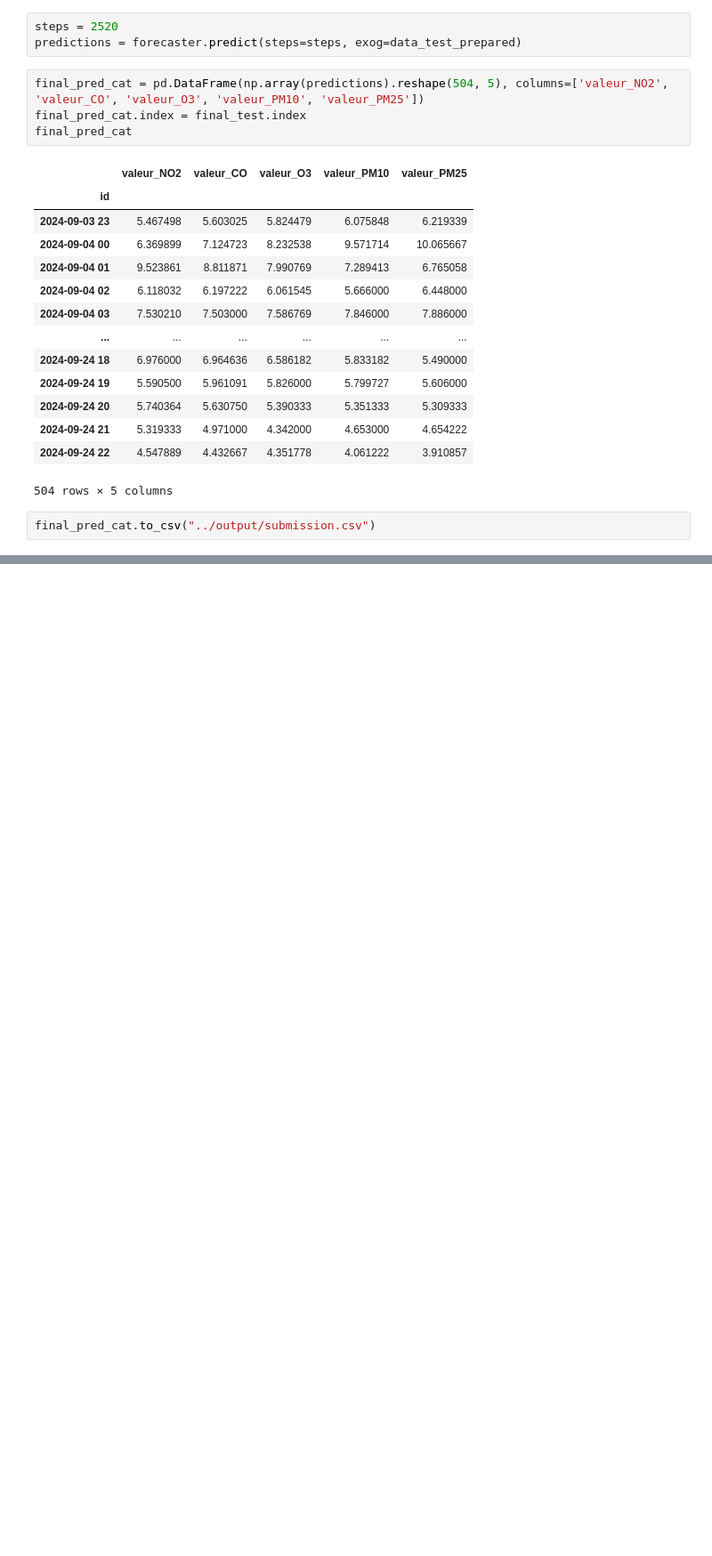
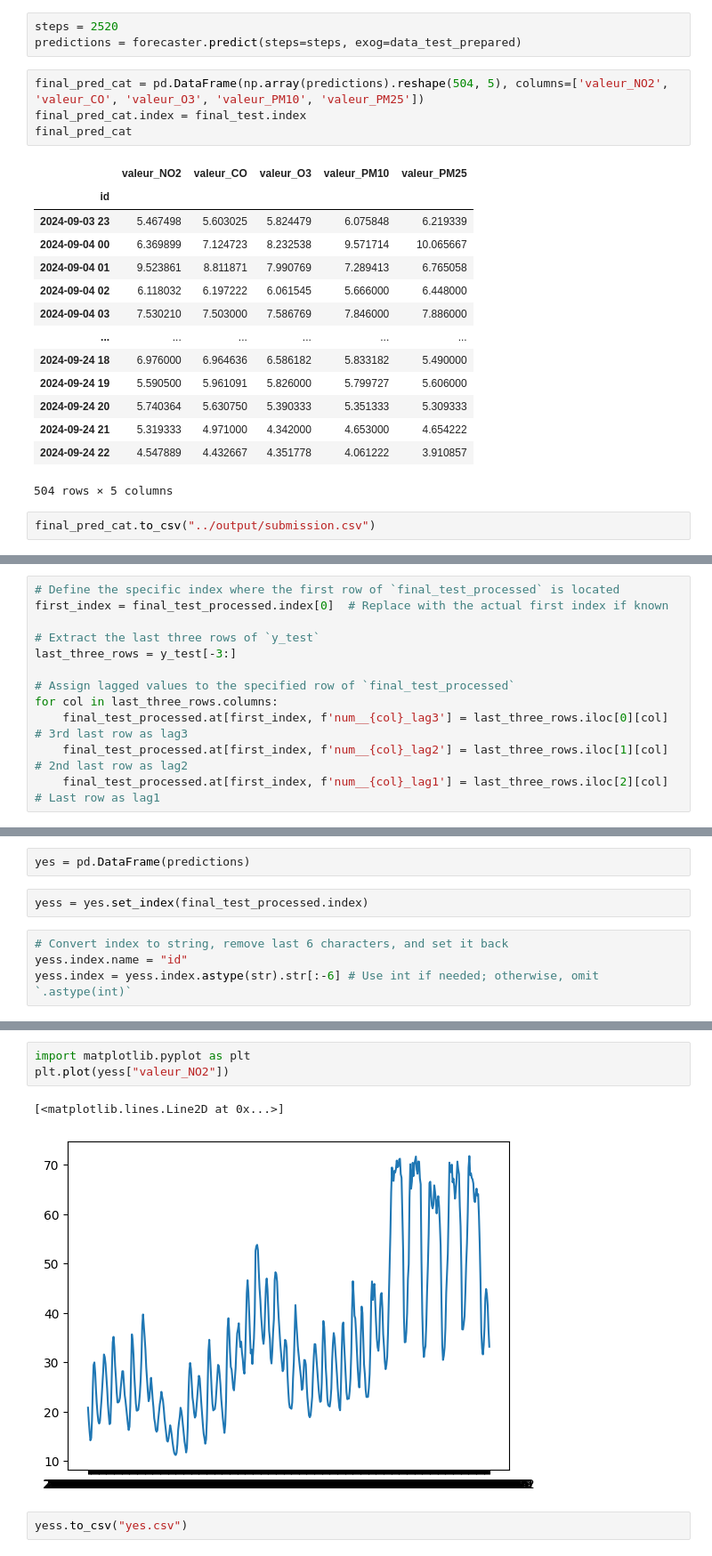
Before and after one commit to julescrevola/air_quality, a Jupyter notebook: notebooks/modelling.ipynb, the cells around one changed output, grey strips where cells are left out. Shown at 89% size. Cells and saved outputs as stored; diff of their text form; blank space fills up the shorter version.

```diff
--- a/notebooks/modelling.ipynb
+++ b/notebooks/modelling.ipynb
@@ -404,0 +529,12 @@ final_pred_cat.to_csv("../output/submission.csv")
+# %%
+# Define the specific index where the first row of `final_test_processed` is located
+first_index = final_test_processed.index[0]  # Replace with the actual first index if known
+
+# Extract the last three rows of `y_test`
+last_three_rows = y_test[-3:]
+
+# Assign lagged values to the specified row of `final_test_processed`
+for col in last_three_rows.columns:
+    final_test_processed.at[first_index, f'num__{col}_lag3'] = last_three_rows.iloc[0][col]  # 3rd last row as lag3
+    final_test_processed.at[first_index, f'num__{col}_lag2'] = last_three_rows.iloc[1][col]  # 2nd last row as lag2
+    final_test_processed.at[first_index, f'num__{col}_lag1'] = last_three_rows.iloc[2][col]  # Last row as lag1
@@ -404,0 +698,8 @@ final_pred_cat.to_csv("../output/submission.csv")
+# %%
+yes = pd.DataFrame(predictions)
+# %%
+yess = yes.set_index(final_test_processed.index)
+# %%
+# Convert index to string, remove last 6 characters, and set it back
+yess.index.name = "id"
+yess.index = yess.index.astype(str).str[:-6] # Use int if needed; otherwise, omit `.astype(int)`
@@ -404,0 +728,8 @@ final_pred_cat.to_csv("../output/submission.csv")
+# %%
+import matplotlib.pyplot as plt
+plt.plot(yess["valeur_NO2"])
+# %% [output]
+[<matplotlib.lines.Line2D at 0x...>]
+[figure, added]
+# %%
+yess.to_csv("yes.csv")
```
Also changed, not shown: parts of 29 cells of this notebook, 6 other files.
